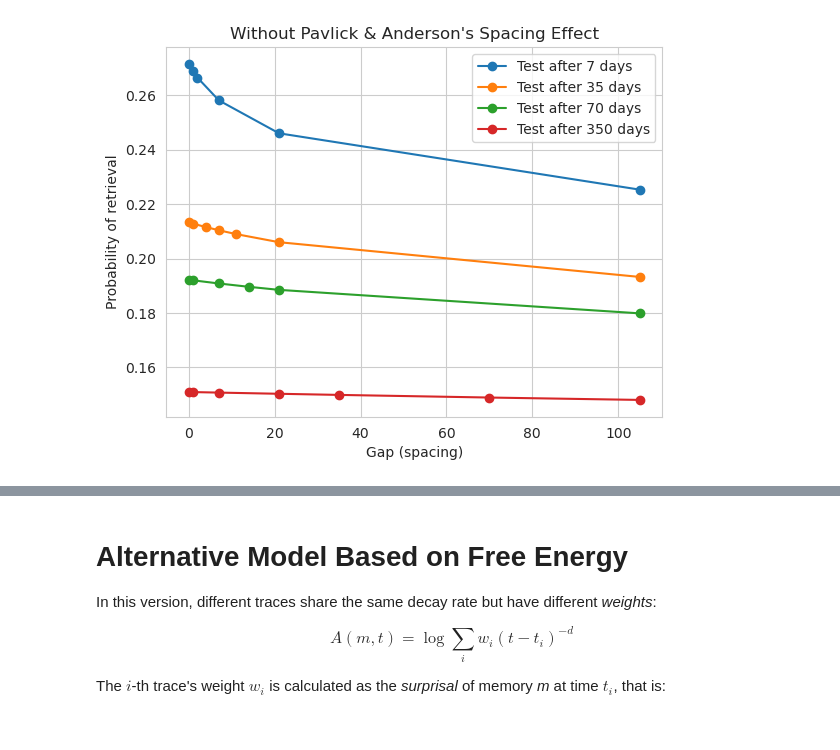
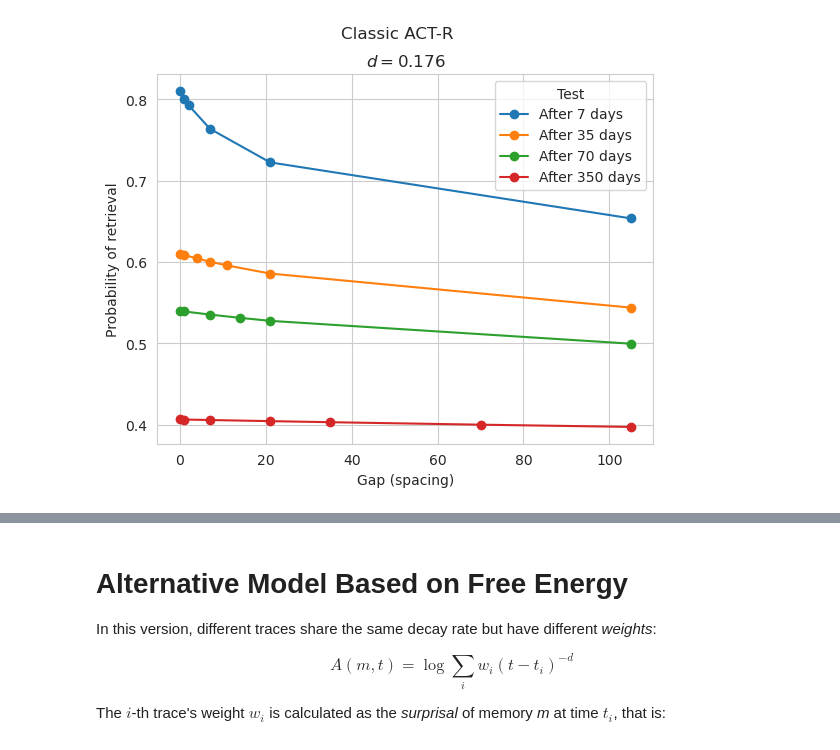
Before and after one commit to UWCCDL/SpacingEffect, a Jupyter notebook: spacing.ipynb, the cells around one changed output, grey strips where cells are left out. Drawn from its saved outputs; the diff is of its cells as text; code cells hidden in the pictures.

Commit message:
Added optimization

```diff
--- a/spacing.ipynb
+++ b/spacing.ipynb
@@ -37,0 +24,3 @@ The final, complete model is noteworthy for its reliability, having been used to
+# %%
+cepeda = pd.read_csv("cepeda_recall.csv")
+cepeda
@@ -38,46 +78,61 @@ The final, complete model is noteworthy for its reliability, having been used to
 # %%
-from math import log
-from math import exp
-
-
 # Cepeda's experiment design
-design = {7 : [0.002, 1, 2, 7, 21, 105],
-         35 : [0.002, 1, 4, 7, 11, 21, 105],
-         70 : [0.002, 1, 7, 14, 21, 105],
-         350 : [0.002, 1, 7, 21, 35, 70, 105]}
+design = {7 : [0.00256, 1, 2, 7, 21, 105],
+          35 : [0.00256, 1, 4, 7, 11, 21, 105],
+          70 : [0.00256, 1, 7, 14, 21, 105],
+          350 : [0.00256, 1, 7, 21, 35, 70, 105]}
 
 
 # Convert days into seconds
-daysec =  60*60*24
-d = .15
+daysec = 24 # 60*60*24
+d_default = .15
 
-results = {}
+def actr(design, d=d_default):
+    """Standard ACT-R simulation of a spacing effect design"""
+    results = {}
+    for ri in design.keys():
+        ri_results = []
+        gaps = design[ri]
+        for gap in gaps:
+            risec = ri * daysec
+            gapsec = gap * daysec
+            t = (ri + gap)*daysec
+            t1 = 0
+            t2 = gapsec
+            odds1 = (t - t1)**-d
+            odds2 = (t - t2)**-d
+            odds = odds1 + odds2
+            prob = odds / (odds + 1)
+            ri_results.append(odds)
+        results[ri] = ri_results
+    return results
 
-for ri in design.keys():
-    ri_results = []
-    gaps = design[ri]
-    for gap in gaps:
-        risec = ri * daysec
-        gapsec = gap * daysec
-        t = (ri + gap)*daysec
-        t1 = 0
-        t2 = gapsec
-        odds1 = (t - t1)**-d
-        odds2 = (t - t2)**-d
-        odds = odds1 + odds2
-        prob = odds / (odds + 1)
-        ri_results.append(odds)
-    results[ri] = ri_results
+def actrMSE(x):
+    """Function for global optimization"""
+    global design
+    d = x[0]
+    results = actr(design, d)
+    MSE = 0.0
+    for ri in design.keys():
+        predicted = np.array(results[ri])
+        observed = np.array(cepeda.Accuracy[cepeda.RI == ri])
+        MSE += np.sum((predicted - observed)**2)
+    return MSE
 
+best = minimize(actrMSE, x0 = [0.5], bounds=[[0.0001, 1]])
+
+results = actr(design, d=best.x[0])
 
 for ri in design.keys():
     x = design[ri]
     y = results[ri]
     plt.plot(x, y, "o-")
-plt.legend(labels=["Test after %d days" % (x,) for x in design.keys()])
+plt.legend(labels=["After %d days" % (x,) for x in design.keys()], title="Test")
 plt.xlabel("Gap (spacing)")
 plt.ylabel("Probability of retrieval")
-plt.title("Without Pavlick & Anderson's Spacing Effect")
+plt.suptitle("Classic ACT-R")
+plt.title("$d = %.3f$" % (best.x[0]))
 plt.show()
+print(best)
 # %% [output]
-[figure, old version]
+[figure, new version]
```
Also changed, not shown: parts of 20 cells of this notebook.
